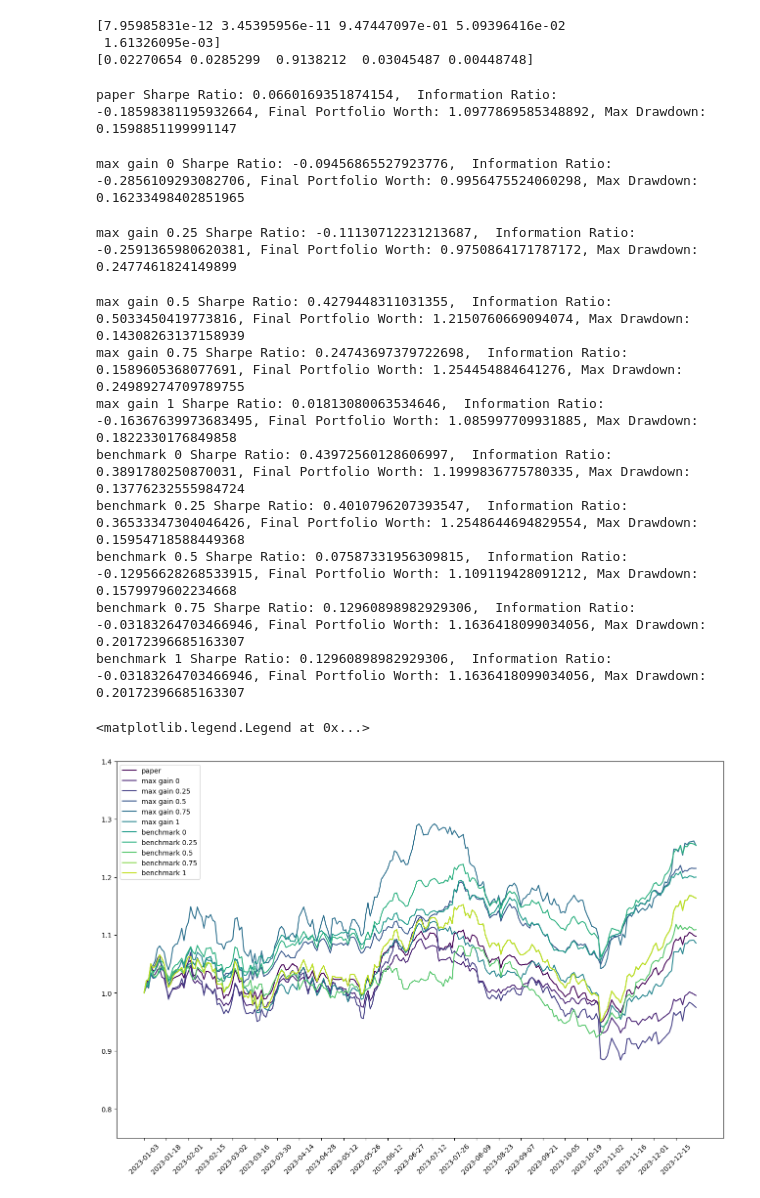
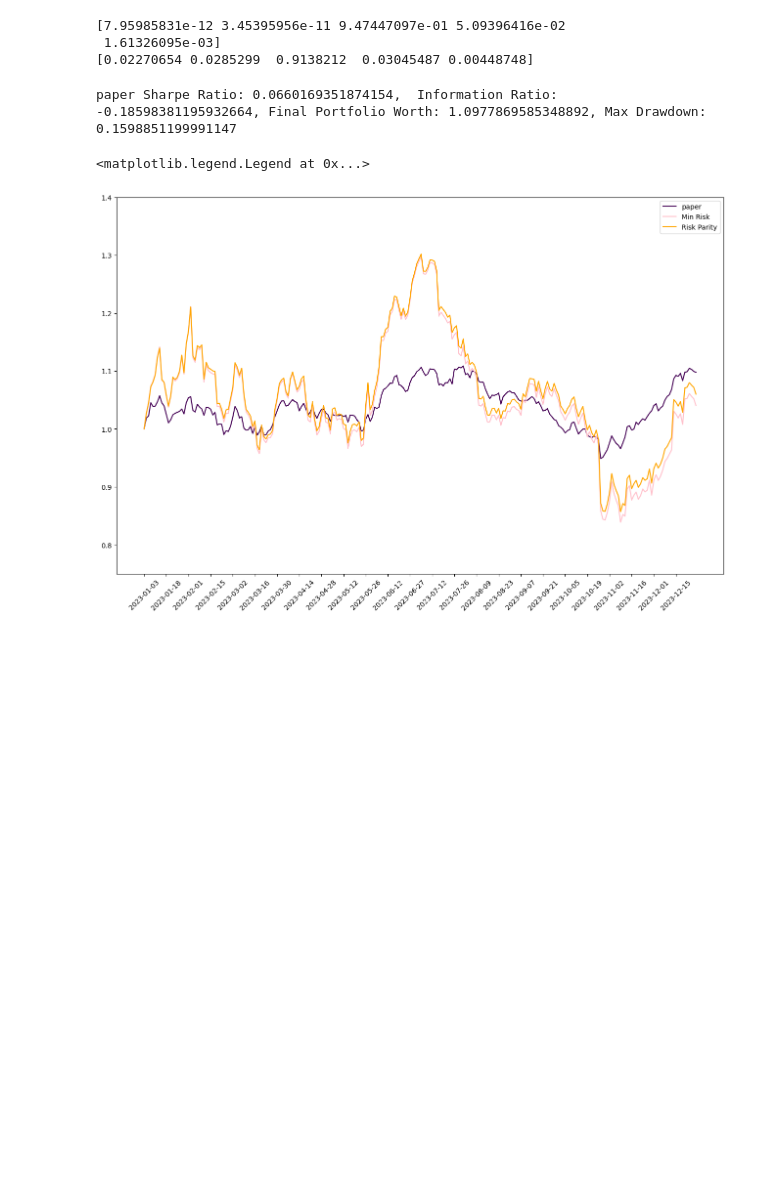
Before and after one commit to sohamviradiya/satan, a Jupyter notebook: evaluate.ipynb, the cells around one changed output. Drawn from its saved outputs; the diff is of its cells as text; code cells hidden in the pictures; blank space fills up the shorter version.

```diff
--- a/evaluate.ipynb
+++ b/evaluate.ipynb
@@ -19,6 +19,8 @@ eval_env,eval_dates,eval_benchmark,prices = create_env_benchmark(tickers,'2023-0
 
 import matplotlib.pyplot as plt
 import numpy as np
+from stable_baselines3 import SAC
+from DSAC import DSAC
 
 def evaluate_model(model,env):
     done = False
@@ -52,54 +54,47 @@ def extract_portfolio(eval_env, eval_benchmark, model):
     max_drawdown = np.max(drawdowns)
 
     return portfolio_worths,sharpe_ratio,information_ratio,max_drawdown
+
+def evaluate_SAC(model_path):
+    model = SAC.load(f'./models/{model_path}.zip')
+
+    portfolio_worths,sharpe_ratio,information_ratio,max_drawdown = extract_portfolio(eval_env, eval_benchmark, model)
+    return portfolio_worths,sharpe_ratio,information_ratio,max_drawdown
+
+
+def evaluate_DSAC(model_path):
+    bare_model = DSAC(policy='MlpPolicy', env=eval_env, verbose=1)
+    bare_model.set_parameters(f'./models/{model_path}.zip')
+
+    portfolio_worths,sharpe_ratio,information_ratio,max_drawdown = extract_portfolio(eval_env, eval_benchmark, bare_model)
+    return portfolio_worths,sharpe_ratio,information_ratio,max_drawdown
 # %%
-
-from stable_baselines3 import SAC
 models = {
     'paper': 'paper',
-    'max gain 0': 'SAC_max_gain_risk_0_inv_1_rew_15',
-    'max gain 0.25': 'SAC_max_gain_risk_0.25_inv_1_rew_15',
-    'max gain 0.5': 'SAC_max_gain_risk_0.5_inv_1_rew_15',
-    'max gain 0.75': 'SAC_max_gain_risk_0.75_inv_1_rew_15',
-    'max gain 1': 'SAC_max_gain_risk_1_inv_1_rew_15',
-    'benchmark 0': 'SAC_benchmark_risk_0_inv_1_rew_15',
-    'benchmark 0.25': 'SAC_benchmark_risk_0.25_inv_1_rew_15',
-    'benchmark 0.5': 'SAC_benchmark_risk_0.5_inv_1_rew_15',
-    'benchmark 0.75': 'SAC_benchmark_risk_0.75_inv_1_rew_15',
-    'benchmark 1': 'SAC_benchmark_risk_1_inv_1_rew_15',
 }
 
 plt.figure(figsize=(16,10))
 i = 0
 
-
 for model_name,model_path in models.items():
-    model = SAC.load(f'./models/{model_path}.zip')
-
-    portfolio_worths,sharpe_ratio,information_ratio,max_drawdown = extract_portfolio(eval_env, eval_benchmark, model)
+    if 'DSAC' in model_path:
+        portfolio_worths, sharpe_ratio, information_ratio, max_drawdown = evaluate_DSAC(model_path)
+    else:
+        portfolio_worths, sharpe_ratio, information_ratio, max_drawdown = evaluate_SAC(model_path)
     print(f'{model_name} Sharpe Ratio: {sharpe_ratio},  Information Ratio: {information_ratio}, Final Portfolio Worth: {portfolio_worths[-1]}, Max Drawdown: {max_drawdown}')
 
     plt.plot(eval_dates,portfolio_worths, linestyle='-',label=f'{model_name}', color = plt.cm.viridis(i/len(models)))
     i += 1
 
 eval_benchmark_relative = eval_benchmark/eval_benchmark[0]
 
-# plt.plot(eval_dates,eval_benchmark_relative, linestyle='-',label='benchmark', color = 'black')
+plt.plot(eval_dates,min_risk, label='Min Risk', color='pink')
+plt.plot(eval_dates,risk_parity, label='Risk Parity', color='orange')
 
 plt.xticks(eval_dates[::(len(eval_dates)//25)],rotation=45)
 plt.ylim(0.75,1.4)
 plt.legend()
 # %% [output]
 paper Sharpe Ratio: 0.0660169351874154,  Information Ratio: -0.18598381195932664, Final Portfolio Worth: 1.0977869585348892, Max Drawdown: 0.1598851199991147
-max gain 0 Sharpe Ratio: -0.09456865527923776,  Information Ratio: -0.2856109293082706, Final Portfolio Worth: 0.9956475524060298, Max Drawdown: 0.16233498402851965
+<matplotlib.legend.Legend at 0x...>
-max gain 0.25 Sharpe Ratio: -0.11130712231213687,  Information Ratio: -0.2591365980620381, Final Portfolio Worth: 0.9750864171787172, Max Drawdown: 0.2477461824149899
-max gain 0.5 Sharpe Ratio: 0.4279448311031355,  Information Ratio: 0.5033450419773816, Final Portfolio Worth: 1.2150760669094074, Max Drawdown: 0.14308263137158939
-max gain 0.75 Sharpe Ratio: 0.24743697379722698,  Information Ratio: 0.1589605368077691, Final Portfolio Worth: 1.254454884641276, Max Drawdown: 0.24989274709789755
-max gain 1 Sharpe Ratio: 0.01813080063534646,  Information Ratio: -0.16367639973683495, Final Portfolio Worth: 1.085997709931885, Max Drawdown: 0.1822330176849858
-benchmark 0 Sharpe Ratio: 0.43972560128606997,  Information Ratio: 0.3891780250870031, Final Portfolio Worth: 1.1999836775780335, Max Drawdown: 0.13776232555984724
-benchmark 0.25 Sharpe Ratio: 0.4010796207393547,  Information Ratio: 0.36533347304046426, Final Portfolio Worth: 1.2548644694829554, Max Drawdown: 0.15954718588449368
-benchmark 0.5 Sharpe Ratio: 0.07587331956309815,  Information Ratio: -0.12956628268533915, Final Portfolio Worth: 1.109119428091212, Max Drawdown: 0.1579979602234668
-benchmark 0.75 Sharpe Ratio: 0.12960898982929306,  Information Ratio: -0.03183264703466946, Final Portfolio Worth: 1.1636418099034056, Max Drawdown: 0.20172396685163307
-benchmark 1 Sharpe Ratio: 0.12960898982929306,  Information Ratio: -0.03183264703466946, Final Portfolio Worth: 1.1636418099034056, Max Drawdown: 0.20172396685163307
-<matplotlib.legend.Legend at 0x...>
-[figure, old version]
+[figure, new version]
```
Also changed, not shown: parts of 1 cell of this notebook, 1 other file.
